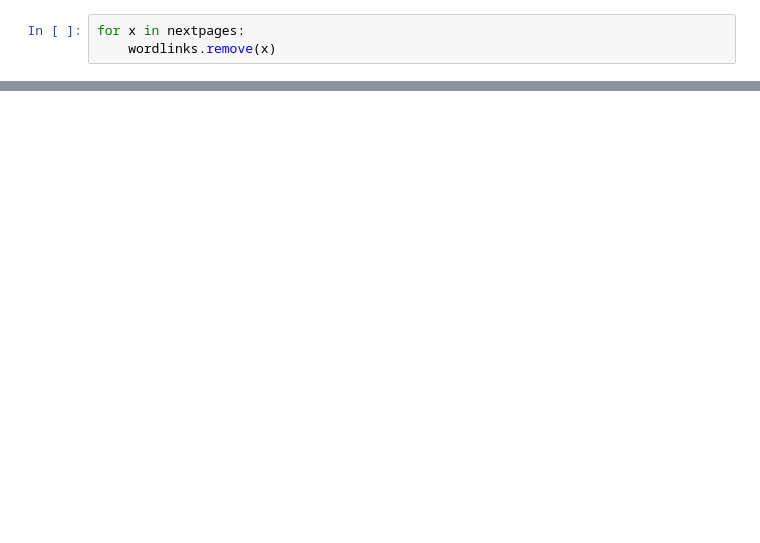
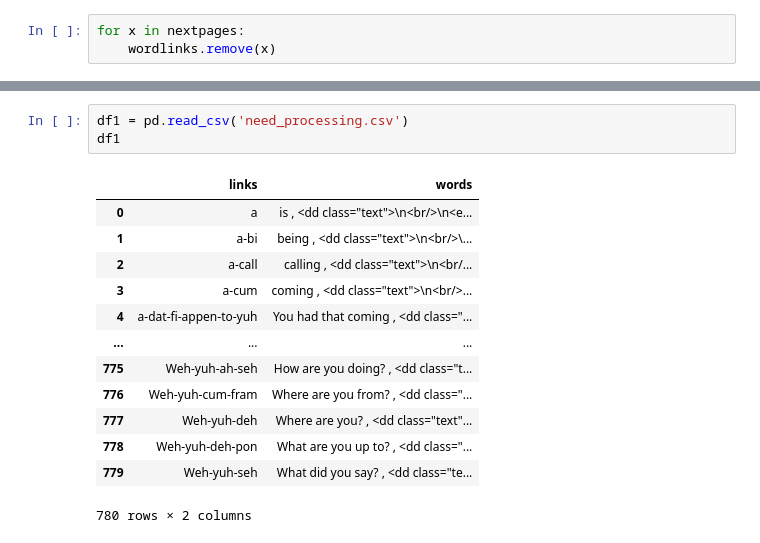
Before and after one commit to Al-Rey/cmsc436-Creole-langages, a Jupyter notebook: patwa.ipynb, the cells around one changed output, grey strips where cells are left out. Saved outputs shown, nothing was run; the diff lists cells and outputs as text; blank space fills up the shorter version.

```diff
--- a/patwa.ipynb
+++ b/patwa.ipynb
@@ -191,0 +182,17 @@ UnicodeDecodeError: 'utf-8' codec can't decode byte 0xe2 in position 1278: inval
+# %%
+df1 = pd.read_csv('need_processing.csv')
+df1
+# %% [output]
+|  | links | words |
+| 0 | a | is , <dd class="text">\n<br/>\n<e... |
+| 1 | a-bi | being , <dd class="text">\n<br/>\... |
+| 2 | a-call | calling , <dd class="text">\n<br/... |
+| 3 | a-cum | coming , <dd class="text">\n<br/>... |
+| 4 | a-dat-fi-appen-to-yuh | You had that coming , <dd class="... |
+| ... | ... | ... |
+| 775 | Weh-yuh-ah-seh | How are you doing? , <dd class="t... |
+| 776 | Weh-yuh-cum-fram | Where are you from? , <dd class="... |
+| 777 | Weh-yuh-deh | Where are you? , <dd class="text"... |
+| 778 | Weh-yuh-deh-pon | What are you up to? , <dd class="... |
+| 779 | Weh-yuh-seh | What did you say? , <dd class="te... |
+780 rows × 2 columns
```
Also changed, not shown: parts of 12 cells of this notebook, 3 other files.
